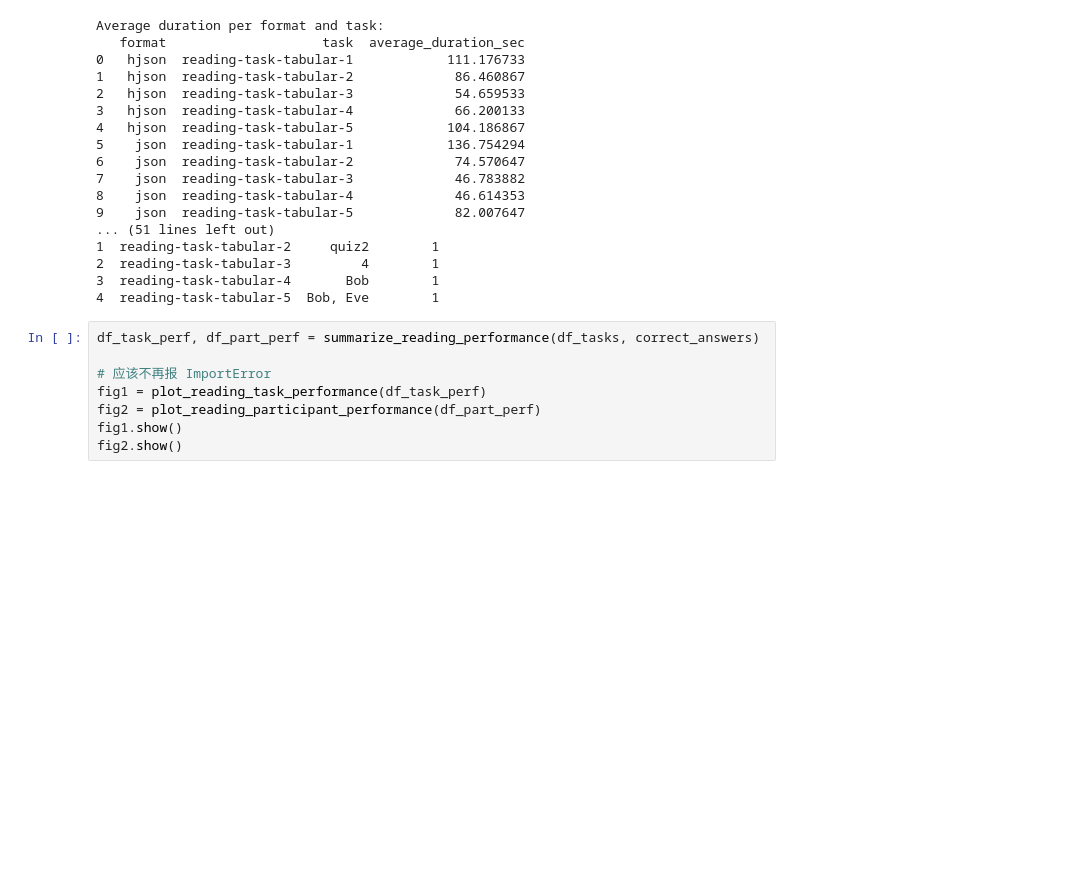
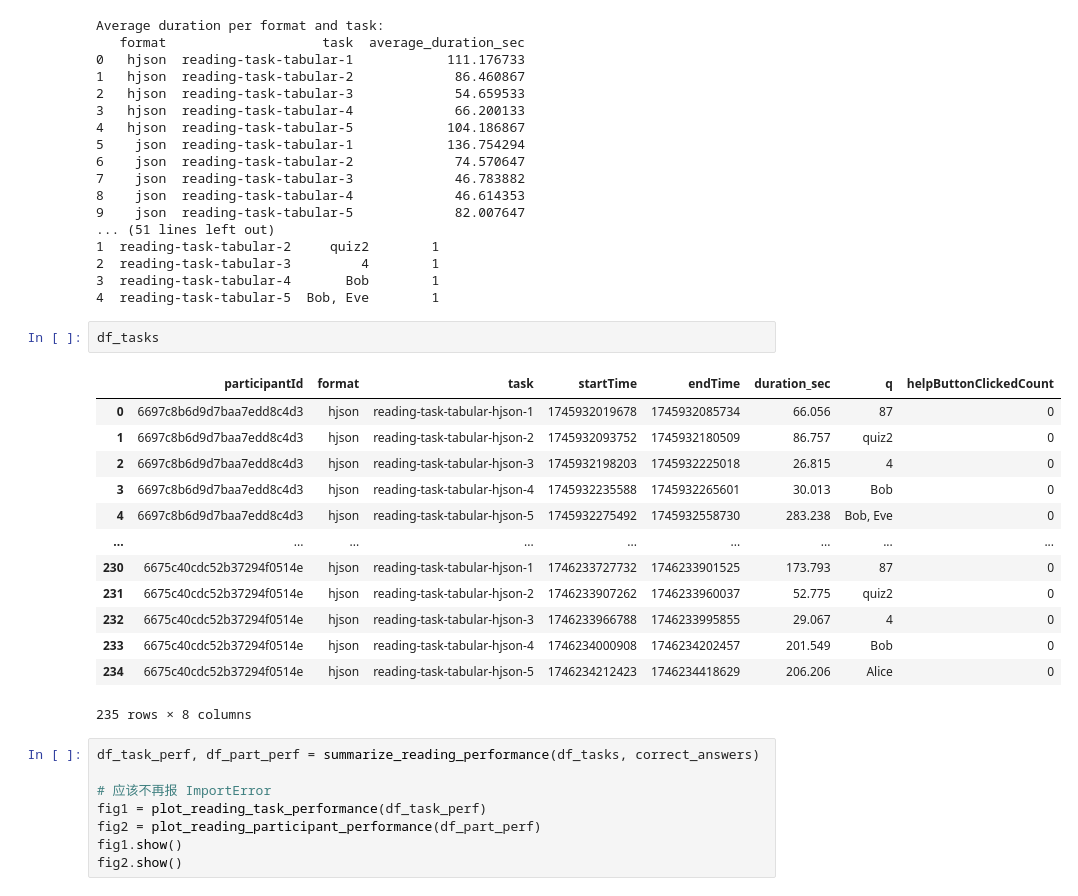
Before and after one commit to shiyihe-neko/usability_analysis, a Jupyter notebook: reading_analysis.ipynb, the cells around one changed output. Saved outputs shown, nothing was run; the diff lists cells and outputs as text; blank space fills up the shorter version.

```diff
--- a/reading_analysis.ipynb
+++ b/reading_analysis.ipynb
@@ -76,6 +76,22 @@ Average duration per format and task:
 2  reading-task-tabular-3         4        1
 3  reading-task-tabular-4       Bob        1
 4  reading-task-tabular-5  Bob, Eve        1
+# %%
+df_tasks
+# %% [output]
+|  | participantId | format | task | startTime | endTime | duration_sec | q | helpButtonClickedCount |
+| 0 | 6697c8b6d9d7baa7edd8c4d3 | hjson | reading-task-tabular-hjson-1 | 1745932019678 | 1745932085734 | 66.056 | 87 | 0 |
+| 1 | 6697c8b6d9d7baa7edd8c4d3 | hjson | reading-task-tabular-hjson-2 | 1745932093752 | 1745932180509 | 86.757 | quiz2 | 0 |
+| 2 | 6697c8b6d9d7baa7edd8c4d3 | hjson | reading-task-tabular-hjson-3 | 1745932198203 | 1745932225018 | 26.815 | 4 | 0 |
+| 3 | 6697c8b6d9d7baa7edd8c4d3 | hjson | reading-task-tabular-hjson-4 | 1745932235588 | 1745932265601 | 30.013 | Bob | 0 |
+| 4 | 6697c8b6d9d7baa7edd8c4d3 | hjson | reading-task-tabular-hjson-5 | 1745932275492 | 1745932558730 | 283.238 | Bob, Eve | 0 |
+| ... | ... | ... | ... | ... | ... | ... | ... | ... |
+| 230 | 6675c40cdc52b37294f0514e | hjson | reading-task-tabular-hjson-1 | 1746233727732 | 1746233901525 | 173.793 | 87 | 0 |
+| 231 | 6675c40cdc52b37294f0514e | hjson | reading-task-tabular-hjson-2 | 1746233907262 | 1746233960037 | 52.775 | quiz2 | 0 |
+| 232 | 6675c40cdc52b37294f0514e | hjson | reading-task-tabular-hjson-3 | 1746233966788 | 1746233995855 | 29.067 | 4 | 0 |
+| 233 | 6675c40cdc52b37294f0514e | hjson | reading-task-tabular-hjson-4 | 1746234000908 | 1746234202457 | 201.549 | Bob | 0 |
+| 234 | 6675c40cdc52b37294f0514e | hjson | reading-task-tabular-hjson-5 | 1746234212423 | 1746234418629 | 206.206 | Alice | 0 |
+235 rows × 8 columns
 # %%
 df_task_perf, df_part_perf = summarize_reading_performance(df_tasks, correct_answers)
 
```
Also changed, not shown: 7 other files.
